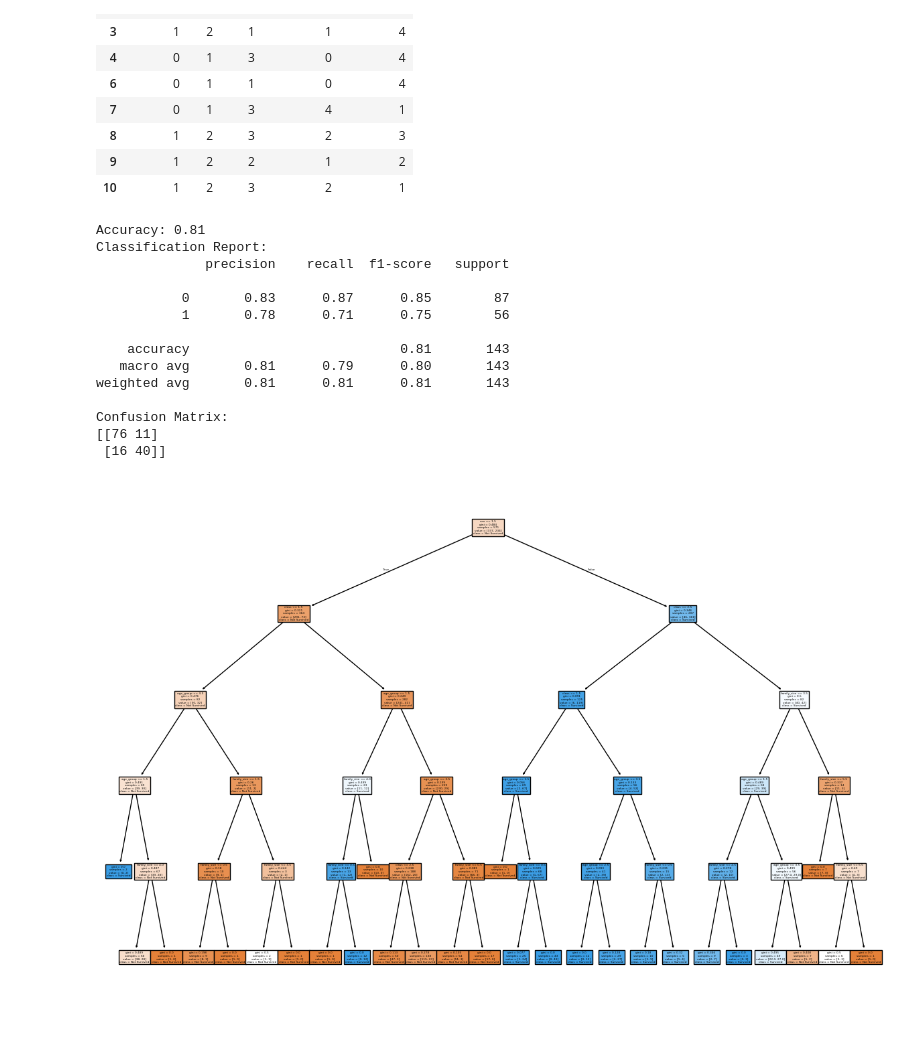
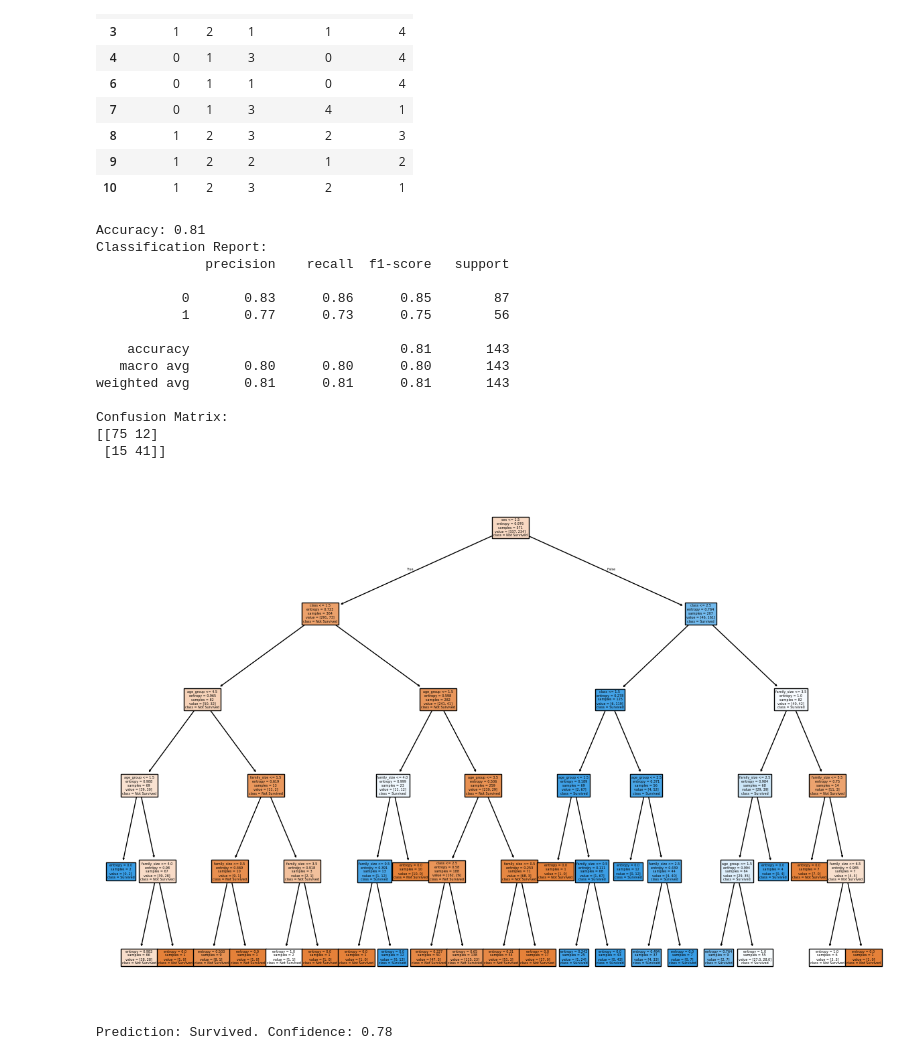
Before and after one commit to mjc136/DataScience, a Jupyter notebook: TitanicSurvivalPredictor/TitanicSurvivalPredictor.ipynb, the cells around one changed output. Saved outputs shown, nothing was run; the diff lists cells and outputs as text; code cells hidden in the pictures.

```diff
--- a/TitanicSurvivalPredictor/TitanicSurvivalPredictor.ipynb
+++ b/TitanicSurvivalPredictor/TitanicSurvivalPredictor.ipynb
@@ -124,7 +121,7 @@ y = df['survived']
 X_train, X_test, y_train, y_test = train_test_split(X, y, test_size=0.2, random_state=42)
 # %%
 # Initialize the decision tree classifier
-dtree = DecisionTreeClassifier(max_depth=5)
+dtree = DecisionTreeClassifier(max_depth=5, criterion="entropy")
 
 # Fit the model on the training data
 dtree.fit(X_train, y_train)
@@ -148,19 +145,38 @@ Accuracy: 0.81
 Classification Report:
               precision    recall  f1-score   support
 
-           0       0.83      0.87      0.85        87
-           1       0.78      0.71      0.75        56
+           0       0.83      0.86      0.85        87
+           1       0.77      0.73      0.75        56
 
     accuracy                           0.81       143
-   macro avg       0.81      0.79      0.80       143
+   macro avg       0.80      0.80      0.80       143
 weighted avg       0.81      0.81      0.81       143
 
 Confusion Matrix:
-[[76 11]
- [16 40]]
+[[75 12]
+ [15 41]]
 # %%
-plt.figure(figsize=(15, 10))
-plot_tree(dtree, feature_names=X.columns, class_names=['Not Survived', 'Survived'], filled=True)
+plt.figure(figsize=(15, 10)) # make picture bigger
+plot_tree(dtree, feature_names=['sex', 'age_group', 'class', 'family_size'], class_names=['Not Survived', 'Survived'], filled=True)
 plt.show()
 # %% [output]
-[figure, old version]
+[figure, new version]
+# %%
+# Create input data as a DataFrame with a single row
+input_data = pd.DataFrame([[2,  # 1 = man, 2 = woman
+                            0,  # 1 = child, 2 = teen, 3 = young adult, 4 = adult, 5 = senior
+                            3,  # class 1st 2nd or 3rd
+                            2   # family size
+                            ]],
+                          columns=['sex', 'age_group', 'class', 'family_size'])
+
+# Make the prediction and get the probabilities
+prediction_probabilities = dtree.predict_proba(input_data)
+
+# made by chatgbt
+predicted_class = dtree.predict(input_data)[0]
+confidence = prediction_probabilities[0][predicted_class]
+
+print(f"Prediction: {'Survived.' if predicted_class == 1 else 'Did not survive.'} Confidence: {confidence:.2f}")
+# %% [output]
+Prediction: Survived. Confidence: 0.78
```
Also changed, not shown: parts of 2 cells of this notebook, 2 other files.
